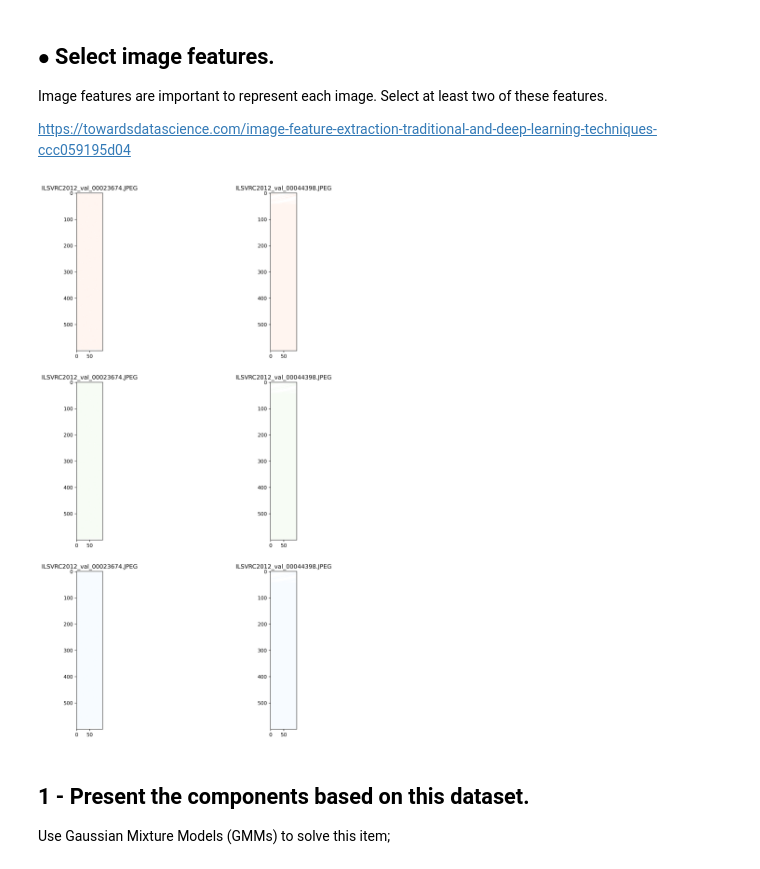
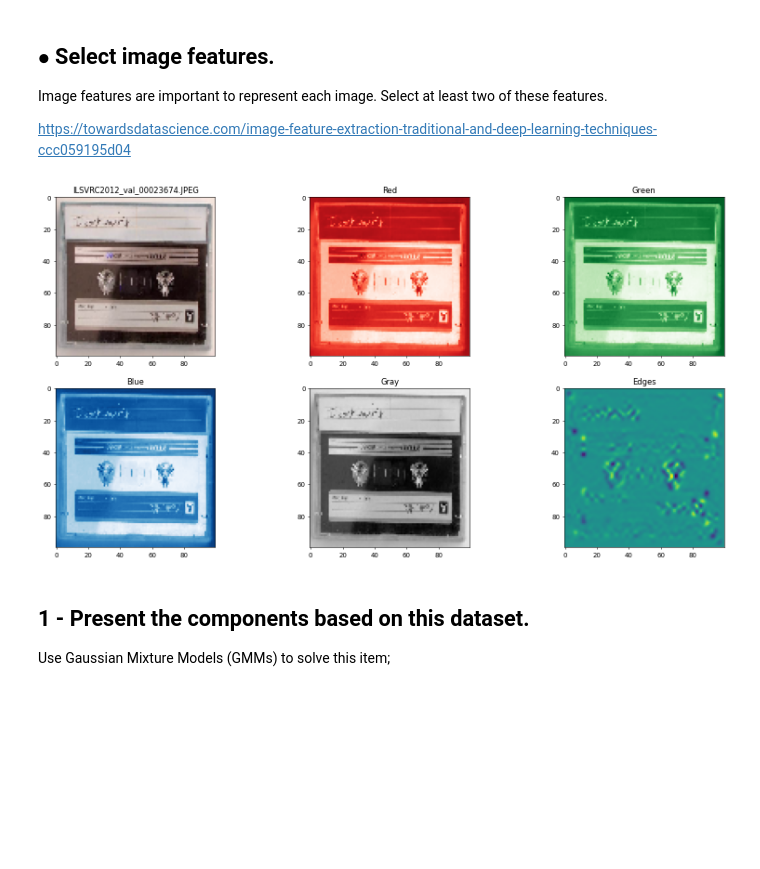
Before and after one commit to barauna-lo/Artificial_Inteligence, a Jupyter notebook: CAP417_Exercise_4.ipynb, the cells around one changed output. Cells and saved outputs as stored; diff of their text form; code cells hidden in the pictures; blank space fills up the shorter version.

```diff
--- a/CAP417_Exercise_4.ipynb
+++ b/CAP417_Exercise_4.ipynb
@@ -83,32 +83,56 @@ img_red  = []
 img_gree = []
 img_feat = []
 img_blue = []
+img_gray = []
+img_edges= []
 for i in range(len(f)):
-  colors = cv2.cvtColor(np.float32(img), cv2.COLOR_BGR2RGB)
+  #Taking Collors
+  colors = cv2.cvtColor(img[i], cv2.COLOR_BGR2RGB)
   (R,G,B) = cv2.split(colors)
-  #R = R.flatten()
   img_red.append(R)
   img_gree.append(G)
   img_blue.append(B)
+
+  #Taking gray scale
+# no color needed to dete
+        #convert the image to R
+        # no color needed to detect edges
+  gray = cv2.cvtColor(img[i], cv2.COLOR_BGR2GRAY)
+  img_gray.append(gray)
+
+  # GaussianBlur to reduce the noise in the image
+  blur = cv2.GaussianBlur(gray,(3,3), 0)
+  # extract edges
+  edges = cv2.Sobel(blur, ddepth=cv2.CV_64F, dx=1, dy=1, ksize=5)
+  img_edges.append(edges)
 # %%
 #Lets take a look on the imagens
-plt.figure(figsize=(20,20),dpi=300)
-#i=0
-for i in range(0,2):
-  plt.subplot(3,3,(i+1))
-  plt.imshow(img_red[i], cmap = 'Reds')
-  plt.title(f[i])
-  plt.subplot(3,3,(i+4))
-  plt.imshow(img_gree[i], cmap = 'Greens')
-  plt.title(f[i])
-  plt.subplot(3,3,(i+7))
-  plt.imshow(img_blue[i], cmap = 'Blues')
+plt.figure(figsize=(20,10),dpi=50)
+i=0
+
+plt.subplot(2,3,1)
+plt.imshow(img[i])
+plt.title(f[i])
+plt.subplot(2,3,2)
+plt.imshow(img_red[i], cmap = 'Reds')
+plt.title('Red')
+plt.subplot(2,3,3)
+plt.imshow(img_gree[i], cmap = 'Greens')
+plt.title('Green')
+plt.subplot(2,3,4)
+plt.imshow(img_blue[i], cmap = 'Blues')
+plt.title('Blue')
+plt.subplot(2,3,5)
+plt.imshow(img_gray[i], cmap = 'gray')
+plt.title('Gray')
+plt.subplot(2,3,6)
+plt.imshow(img_edges[i])#, cmap = 'Reds')
+plt.title('Edges')
 
 
-  plt.title(f[i])
 plt.show()
 # %% [output]
-[figure, old version]
+[figure, new version]
 # %% [markdown]
 ## 1 - Present the components based on this dataset.
 Use Gaussian Mixture Models (GMMs) to solve this item;
```
